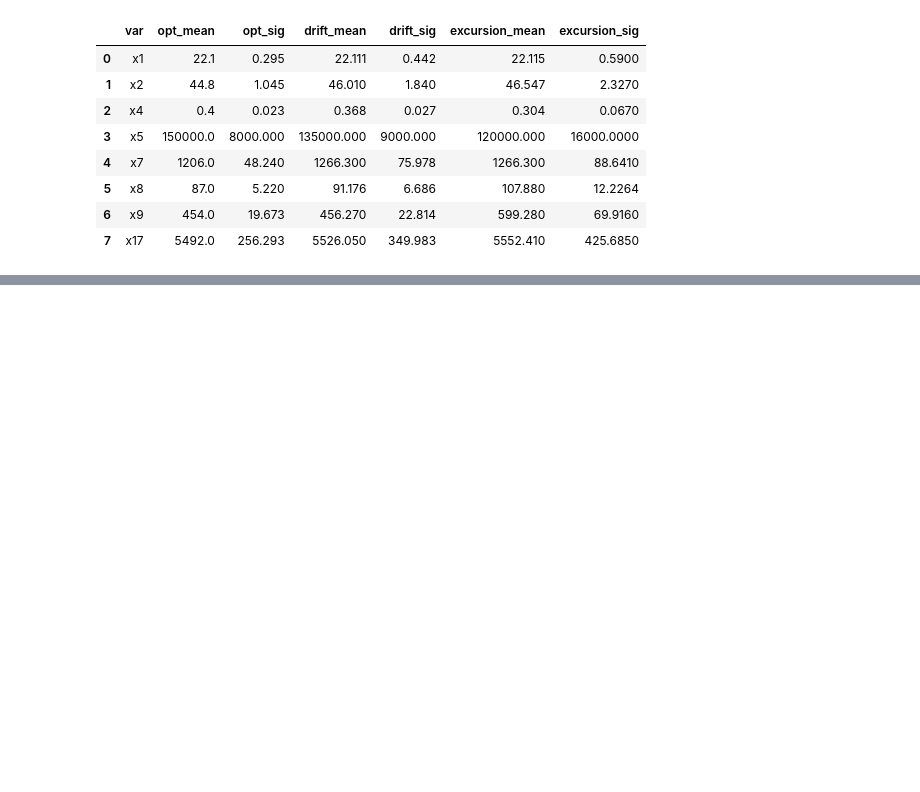
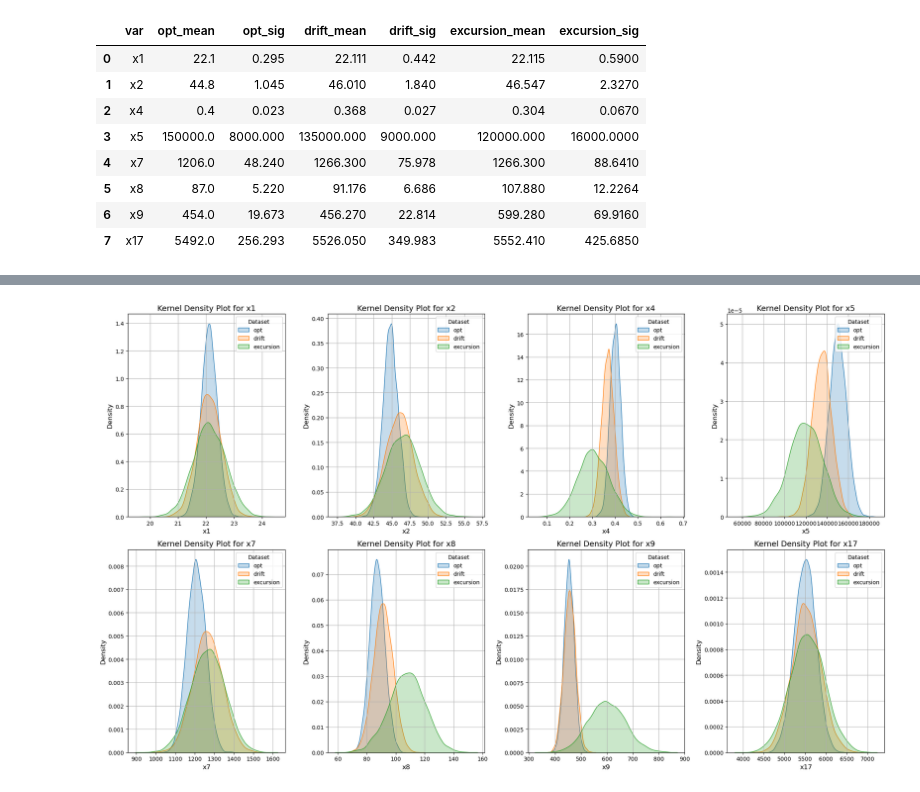
Before and after one commit to hritiksauw199/Nanomatter-Motionlab, a Jupyter notebook: data_generate code.ipynb, the cells around one changed output, grey strips where cells are left out. Drawn from its saved outputs; the diff is of its cells as text; code cells hidden in the pictures; blank space fills up the shorter version.

```diff
--- a/data_generate code.ipynb
+++ b/data_generate code.ipynb
@@ -48,0 +33,4 @@ datasets['excursion']
+# %%
+opt_data = datasets['opt']
+drift_data = datasets['drift']
+exc_data = datasets['excursion']
@@ -48,0 +39,13 @@ datasets['excursion']
+# %%
+opt_data['outcome'] = -( 4 * np.pi * opt_data['x1'] + (77 / 100) * (opt_data['x2'] ** 2) +
+    58 * opt_data['x5'] * opt_data['x4'] - 890 * opt_data['x17'] + 33.5 * opt_data['x7'] ) / (8 * 10**5)
+
+
+drift_data['outcome'] = (-( 4 * np.pi * drift_data['x1'] + (77 / 100) * (drift_data['x2'] ** 2) +
+    58 * drift_data['x5'] * drift_data['x4'] - 890 * drift_data['x17'] + 33.5 * drift_data['x7'] ) / (8 * 10**5))
++ (19 * drift_data['x5'] * drift_data['x9'] * drift_data['x8'] / (10**11))
+
+exc_data['outcome'] = (-( 4 * np.pi * exc_data['x1'] + (77 / 100) * (exc_data['x2'] ** 2) +
+    58 * exc_data['x5'] * exc_data['x4'] - 890 * exc_data['x17'] + 33.5 * exc_data['x7'] ) / (8 * 10**5))
++ ((19 * exc_data['x5'] * exc_data['x9'] * exc_data['x8']) / (10**11))
++ ((0.8 * exc_data['x4'] * (exc_data['x5']**2) * exc_data['x17'] ) / (10**13))
@@ -48,0 +92,38 @@ datasets['excursion']
+# %%
+import pandas as pd
+import matplotlib.pyplot as plt
+import seaborn as sns
+
+datasets = {
+    'opt': opt_data,
+    'drift': drift_data,
+    'excursion': exc_data
+}
+
+variables = opt_data.columns.drop('outcome')
+
+plots_per_row = 4
+
+num_variables = len(variables)
+num_rows = (num_variables + plots_per_row - 1) // plots_per_row
+
+fig, axes = plt.subplots(num_rows, plots_per_row, figsize=(20, 6 * num_rows))
+axes = axes.flatten()
+
+for i, variable in enumerate(variables):
+    ax = axes[i]
+    for name, df in datasets.items():
+        sns.kdeplot(df[variable], label=name, fill=True, ax=ax)
+    ax.set_title(f'Kernel Density Plot for {variable}', fontsize=14)
+    ax.set_xlabel(variable, fontsize=12)
+    ax.set_ylabel('Density', fontsize=12)
+    ax.legend(title='Dataset')
+    ax.grid(True)
+
+for j in range(len(variables), len(axes)):
+    fig.delaxes(axes[j])
+
+plt.tight_layout()
+plt.show()
+# %% [output]
+[figure, added]
```
Also changed, not shown: parts of 6 cells of this notebook.
